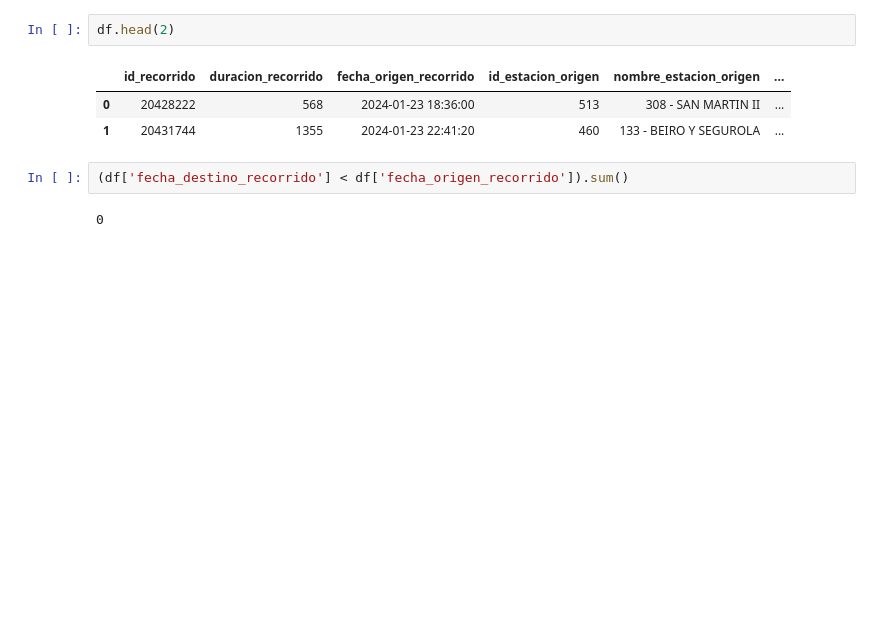
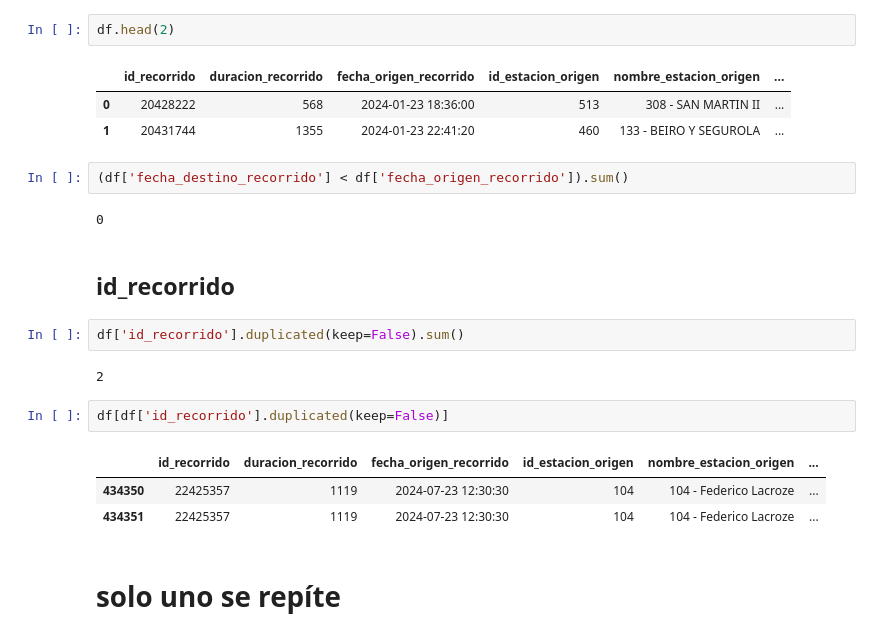
Before and after one commit to JuanPalomeque/Recorridos-en-Ecobicis, a Jupyter notebook: ecobicis.ipynb, the cells around one changed output. Saved outputs shown, nothing was run; the diff lists cells and outputs as text; blank space fills up the shorter version.

```diff
--- a/ecobicis.ipynb
+++ b/ecobicis.ipynb
@@ -439,3 +457,17 @@ df.head(2)
 (df['fecha_destino_recorrido'] < df['fecha_origen_recorrido']).sum()
 # %% [output]
 0
+# %% [markdown]
+## id_recorrido
+# %%
+df['id_recorrido'].duplicated(keep=False).sum()
+# %% [output]
+2
+# %%
+df[df['id_recorrido'].duplicated(keep=False)]
+# %% [output]
+|  | id_recorrido | duracion_recorrido | fecha_origen_recorrido | id_estacion_origen | nombre_estacion_origen | ... |
+| 434350 | 22425357 | 1119 | 2024-07-23 12:30:30 | 104 | 104 - Federico Lacroze | ... |
+| 434351 | 22425357 | 1119 | 2024-07-23 12:30:30 | 104 | 104 - Federico Lacroze | ... |
+# %% [markdown]
+#  solo uno se repíte
```
Also changed, not shown: parts of 2 cells of this notebook.
